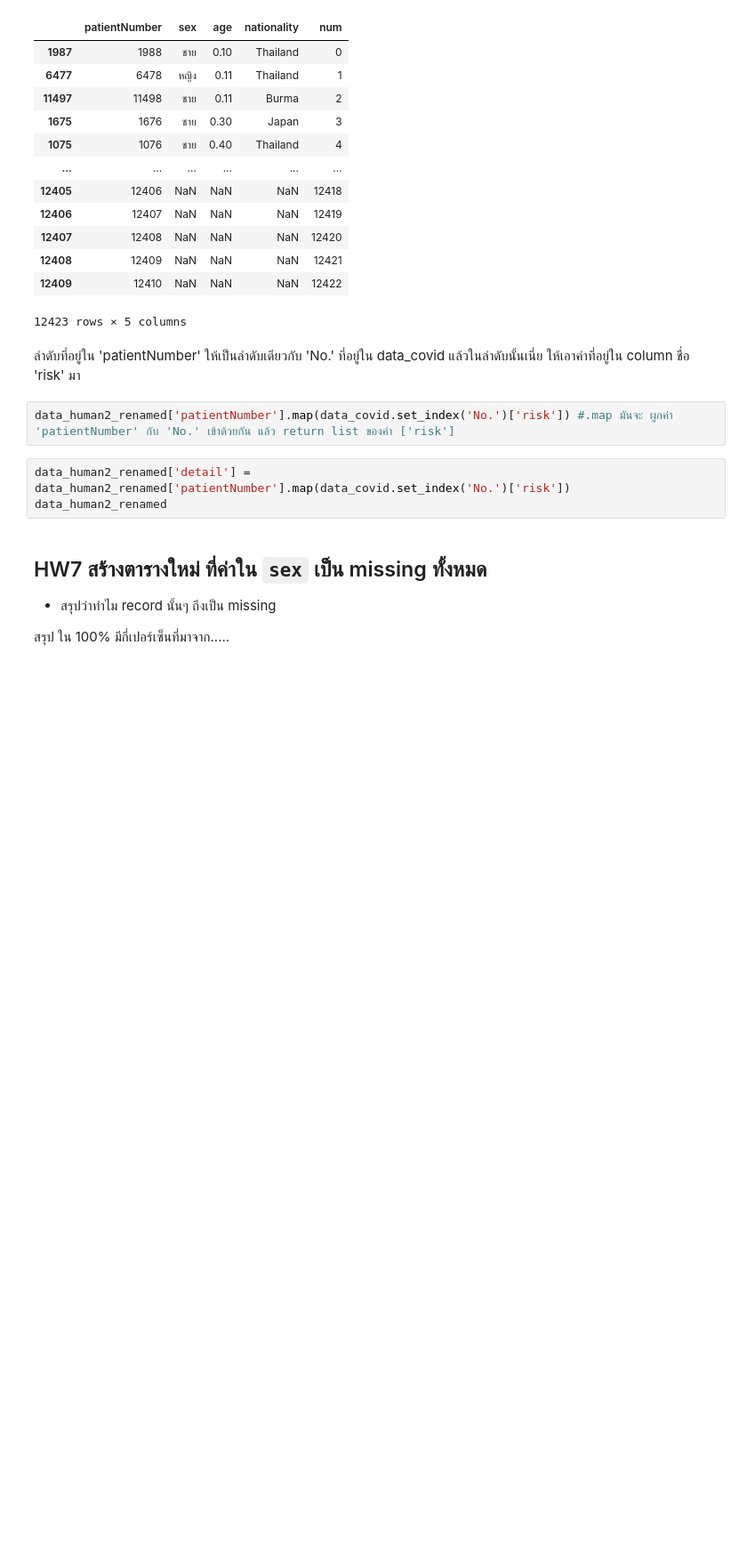
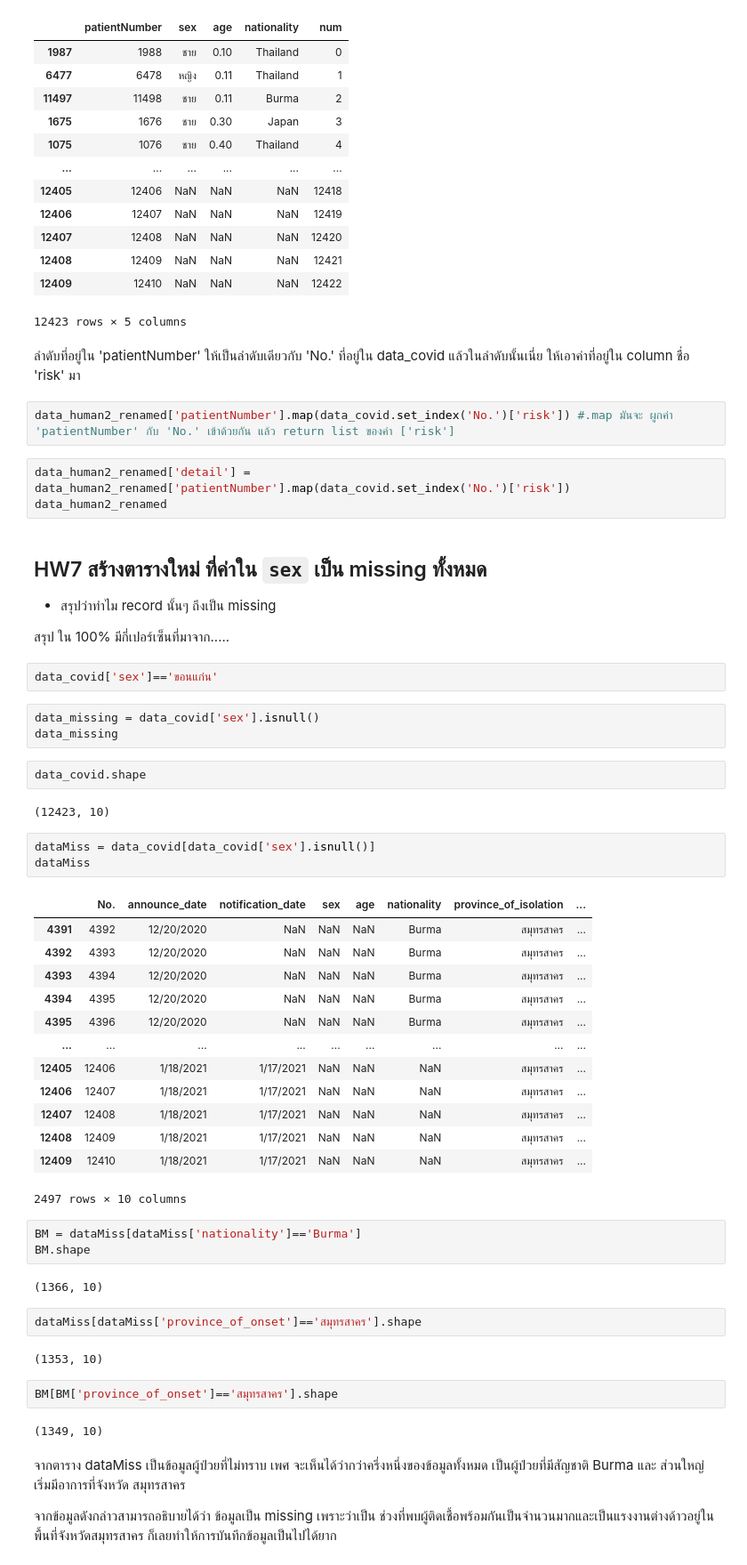
Before and after one commit to PondKann/data_viz, a Jupyter notebook: Pandas102.ipynb, the cells around one changed output. Shown at 89% size. Cells and saved outputs as stored; diff of their text form; blank space fills up the shorter version.

```diff
--- a/Pandas102.ipynb
+++ b/Pandas102.ipynb
@@ -161,3 +202,46 @@ data_human2_renamed
 - สรุปว่าทำไม record นั้นๆ ถึงเป็น missing
 
 สรุป ใน 100% มีกี่เปอร์เซ็นที่มาจาก.....
+# %%
+data_covid['sex']=='ขอนแก่น'
+# %%
+data_missing = data_covid['sex'].isnull()
+data_missing
+# %%
+data_covid.shape
+# %% [output]
+(12423, 10)
+# %%
+dataMiss = data_covid[data_covid['sex'].isnull()]
+dataMiss
+# %% [output]
+|  | No. | announce_date | notification_date | sex | age | nationality | province_of_isolation | ... |
+| 4391 | 4392 | 12/20/2020 | NaN | NaN | NaN | Burma | สมุทรสาคร | ... |
+| 4392 | 4393 | 12/20/2020 | NaN | NaN | NaN | Burma | สมุทรสาคร | ... |
+| 4393 | 4394 | 12/20/2020 | NaN | NaN | NaN | Burma | สมุทรสาคร | ... |
+| 4394 | 4395 | 12/20/2020 | NaN | NaN | NaN | Burma | สมุทรสาคร | ... |
+| 4395 | 4396 | 12/20/2020 | NaN | NaN | NaN | Burma | สมุทรสาคร | ... |
+| ... | ... | ... | ... | ... | ... | ... | ... | ... |
+| 12405 | 12406 | 1/18/2021 | 1/17/2021 | NaN | NaN | NaN | สมุทรสาคร | ... |
+| 12406 | 12407 | 1/18/2021 | 1/17/2021 | NaN | NaN | NaN | สมุทรสาคร | ... |
+| 12407 | 12408 | 1/18/2021 | 1/17/2021 | NaN | NaN | NaN | สมุทรสาคร | ... |
+| 12408 | 12409 | 1/18/2021 | 1/17/2021 | NaN | NaN | NaN | สมุทรสาคร | ... |
+| 12409 | 12410 | 1/18/2021 | 1/17/2021 | NaN | NaN | NaN | สมุทรสาคร | ... |
+2497 rows × 10 columns
+# %%
+BM = dataMiss[dataMiss['nationality']=='Burma']
+BM.shape
+# %% [output]
+(1366, 10)
+# %%
+dataMiss[dataMiss['province_of_onset']=='สมุทรสาคร'].shape
+# %% [output]
+(1353, 10)
+# %%
+BM[BM['province_of_onset']=='สมุทรสาคร'].shape
+# %% [output]
+(1349, 10)
+# %% [markdown]
+จากตาราง dataMiss เป็นข้อมูลผู้ป่วยที่ไม่ทราบ เพศ จะเห็นได้ว่ากว่าครึ่งหนึ่งของข้อมูลทั้งหมด เป็นผู้ป่วยที่มีสัญชาติ Burma และ ส่วนใหญ่เริ่มมีอาการที่จังหวัด สมุทรสาคร
+
+จากข้อมูลดังกล่าวสามารถอธิบายได้ว่า ข้อมูลเป็น missing เพราะว่าเป็น ช่วงที่พบผู้ติดเชื้อพร้อมกันเป็นจำนวนมากและเป็นแรงงานต่างด้าวอยู่ในพื้นที่จังหวัดสมุทรสาคร ก็เลยทำให้การบันทึกข้อมูลเป็นไปได้ยาก
```
Also changed, not shown: parts of 5 cells of this notebook.
